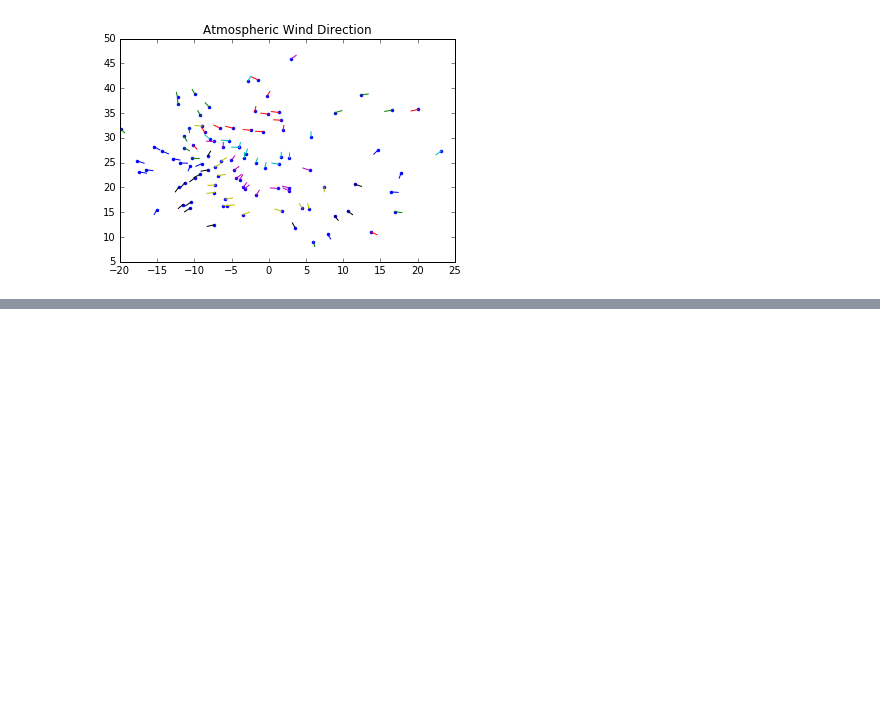
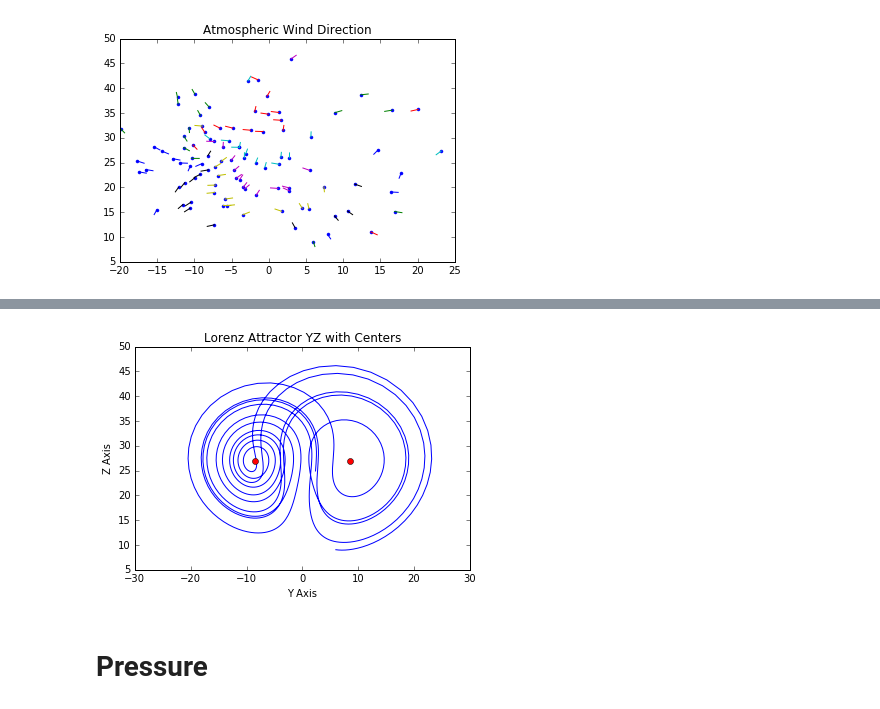
Before and after one commit to bi3mer/WeatherForecasting, a Jupyter notebook: Lorenz Simulation.ipynb, the cells around one changed output, grey strips where cells are left out. Cells and saved outputs as stored; diff of their text form; code cells hidden in the pictures; blank space fills up the shorter version.

Commit message:
Identification of lorenz centers

```diff
--- a/Lorenz Simulation.ipynb
+++ b/Lorenz Simulation.ipynb
@@ -146,0 +151,22 @@ plt.title("Atmospheric Wind Direction")
+# %%
+x = math.sqrt(const_b*(const_r - 1))
+y = math.sqrt(const_b*(const_r - 1))
+z = const_r - 1
+
+y_center = (y, -y)
+z_center = (z,z)
+# %%
+fig = plt.figure()
+ax = fig.gca()
+
+ax.plot(ys, zs)
+ax.plot(y_center,z_center,'ro')
+ax.set_xlabel("Y Axis")
+ax.set_ylabel("Z Axis")
+ax.set_title("Lorenz Attractor YZ with Centers")
+
+plt.show()
+# %% [output]
+[figure, added]
+# %% [markdown]
+# Pressure
```
Also changed, not shown: parts of 3 cells of this notebook.
